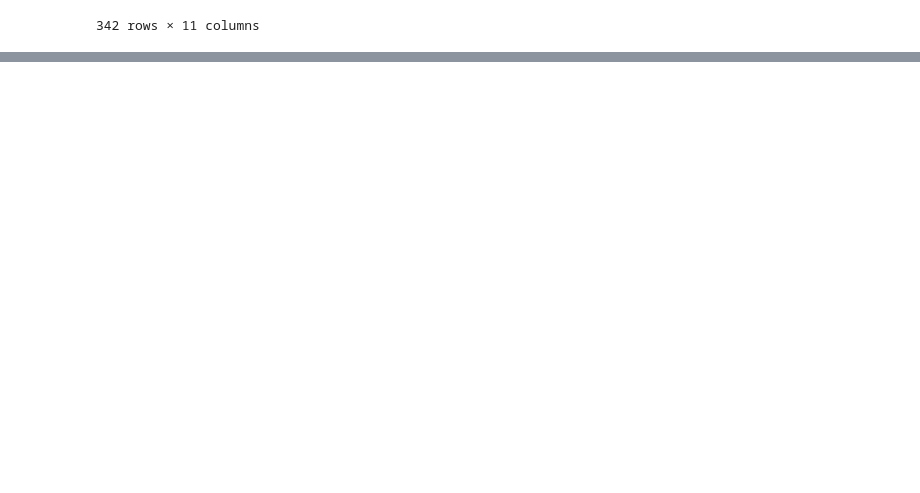
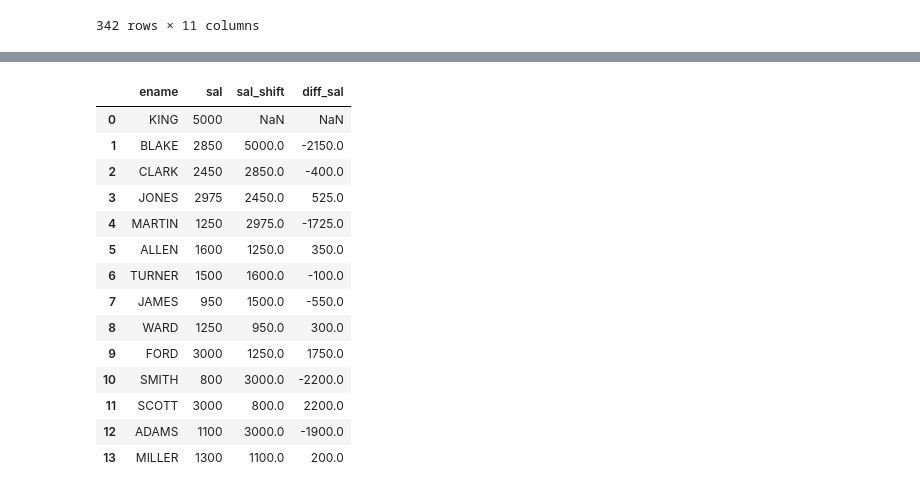
Before and after one commit to Adrian123K/pandas_ml, a Jupyter notebook: 03-1. Pandas DA (200713).ipynb, the cells around one changed output, grey strips where cells are left out. Saved outputs shown, nothing was run; the diff lists cells and outputs as text; code cells hidden in the pictures; blank space fills up the shorter version.

```diff
--- a/03-1. Pandas DA (200713).ipynb
+++ b/03-1. Pandas DA (200713).ipynb
@@ -160,0 +229,22 @@ tit.loc[1]
+# %%
+import pandas as pd
+emp = pd.read_csv('emp.csv',header=0)
+emp['sal_shift']=emp['sal'].shift(1)
+emp['diff_sal']=emp['sal']-emp['sal_shift']
+emp[['ename','sal','sal_shift','diff_sal']]
+# %% [output]
+|  | ename | sal | sal_shift | diff_sal |
+| 0 | KING | 5000 | NaN | NaN |
+| 1 | BLAKE | 2850 | 5000.0 | -2150.0 |
+| 2 | CLARK | 2450 | 2850.0 | -400.0 |
+| 3 | JONES | 2975 | 2450.0 | 525.0 |
+| 4 | MARTIN | 1250 | 2975.0 | -1725.0 |
+| 5 | ALLEN | 1600 | 1250.0 | 350.0 |
+| 6 | TURNER | 1500 | 1600.0 | -100.0 |
+| 7 | JAMES | 950 | 1500.0 | -550.0 |
+| 8 | WARD | 1250 | 950.0 | 300.0 |
+| 9 | FORD | 3000 | 1250.0 | 1750.0 |
+| 10 | SMITH | 800 | 3000.0 | -2200.0 |
+| 11 | SCOTT | 3000 | 800.0 | 2200.0 |
+| 12 | ADAMS | 1100 | 3000.0 | -1900.0 |
+| 13 | MILLER | 1300 | 1100.0 | 200.0 |
```
Also changed, not shown: parts of 14 cells of this notebook.
